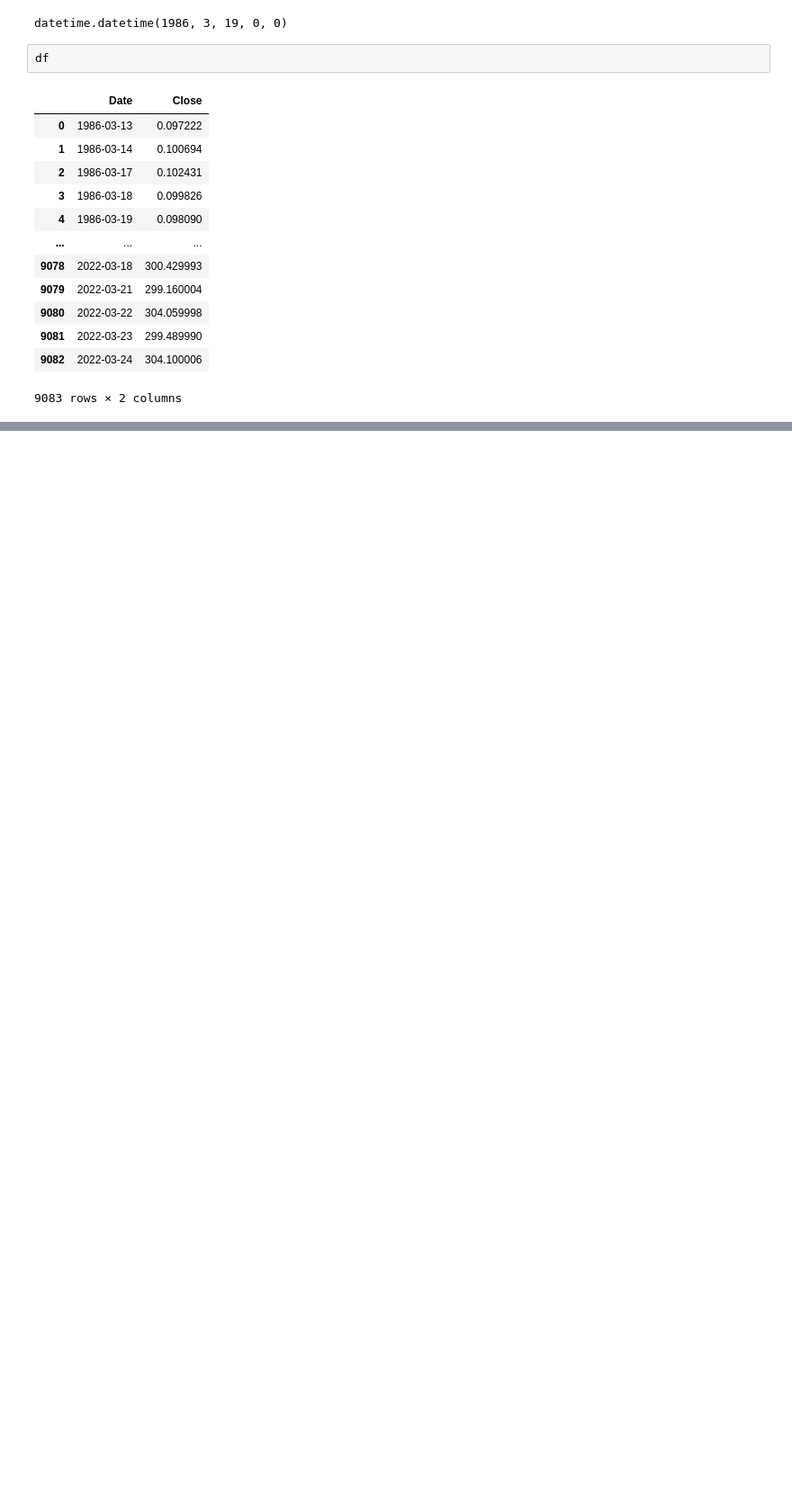
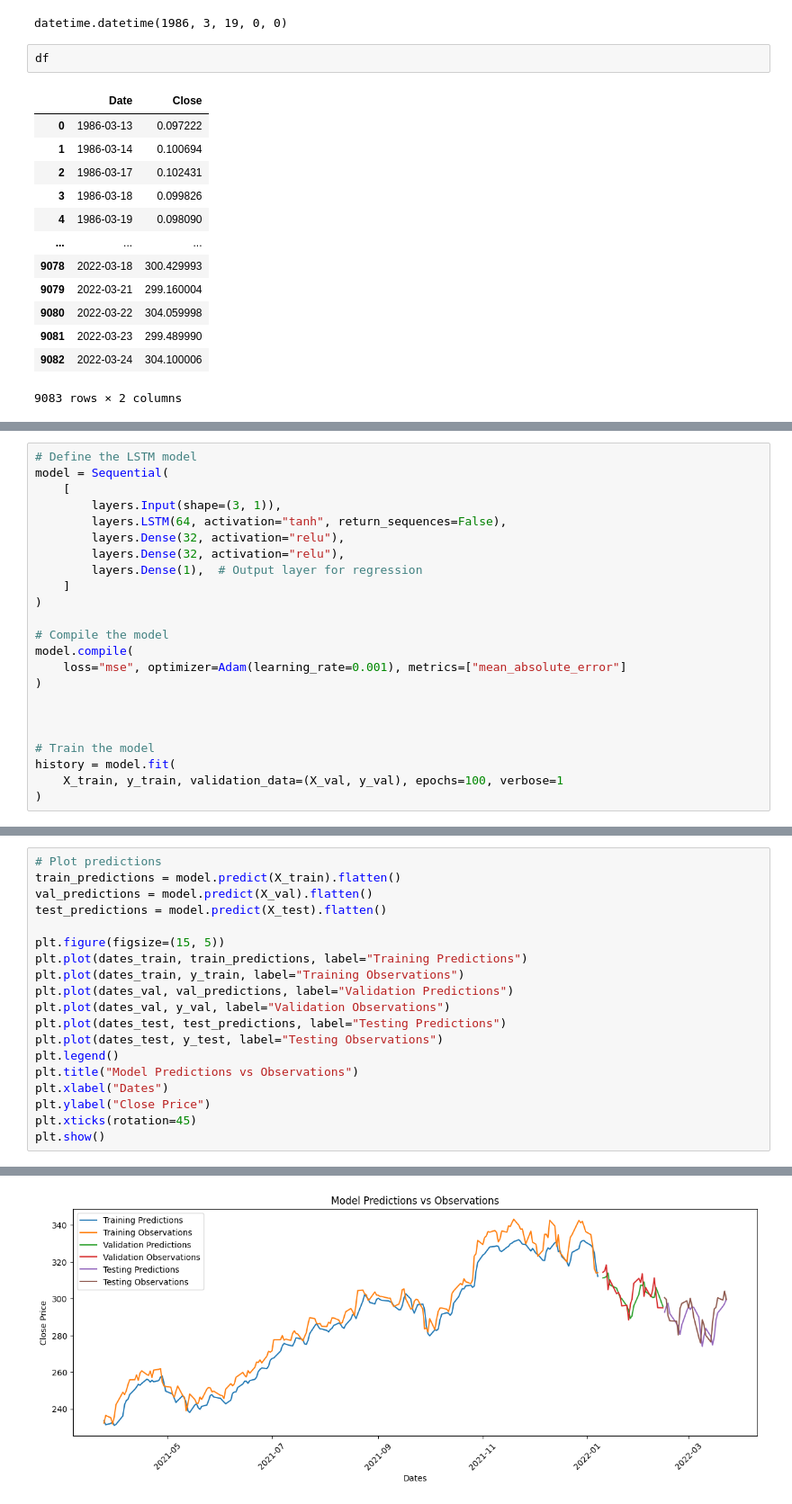
Before and after one commit to Ashutosh-Mishra21/Machine_Learning, a Jupyter notebook: Stock Price Prediction/StockPrediction.ipynb, the cells around one changed output, grey strips where cells are left out. Shown at 90% size. Cells and saved outputs as stored; diff of their text form; blank space fills up the shorter version.

Commit message:
Complete code for Microsoft Stock Market Prediction using LSTM, might fix errors later

```diff
--- a/Stock Price Prediction/StockPrediction.ipynb
+++ b/Stock Price Prediction/StockPrediction.ipynb
@@ -126,0 +237,23 @@ plt.plot(df.index, df['Close'])
+# %%
+# Define the LSTM model
+model = Sequential(
+    [
+        layers.Input(shape=(3, 1)),
+        layers.LSTM(64, activation="tanh", return_sequences=False),
+        layers.Dense(32, activation="relu"),
+        layers.Dense(32, activation="relu"),
+        layers.Dense(1),  # Output layer for regression
+    ]
+)
+
+# Compile the model
+model.compile(
+    loss="mse", optimizer=Adam(learning_rate=0.001), metrics=["mean_absolute_error"]
+)
+
+
+
+# Train the model
+history = model.fit(
+    X_train, y_train, validation_data=(X_val, y_val), epochs=100, verbose=1
+)
@@ -126,0 +278,20 @@ plt.plot(df.index, df['Close'])
+# %%
+# Plot predictions
+train_predictions = model.predict(X_train).flatten()
+val_predictions = model.predict(X_val).flatten()
+test_predictions = model.predict(X_test).flatten()
+
+plt.figure(figsize=(15, 5))
+plt.plot(dates_train, train_predictions, label="Training Predictions")
+plt.plot(dates_train, y_train, label="Training Observations")
+plt.plot(dates_val, val_predictions, label="Validation Predictions")
+plt.plot(dates_val, y_val, label="Validation Observations")
+plt.plot(dates_test, test_predictions, label="Testing Predictions")
+plt.plot(dates_test, y_test, label="Testing Observations")
+plt.legend()
+plt.title("Model Predictions vs Observations")
+plt.xlabel("Dates")
+plt.ylabel("Close Price")
+plt.xticks(rotation=45)
+plt.show()
+# %% [output]
@@ -126,0 +301 @@ plt.plot(df.index, df['Close'])
+[figure, added]
```
Also changed, not shown: parts of 16 cells of this notebook.
